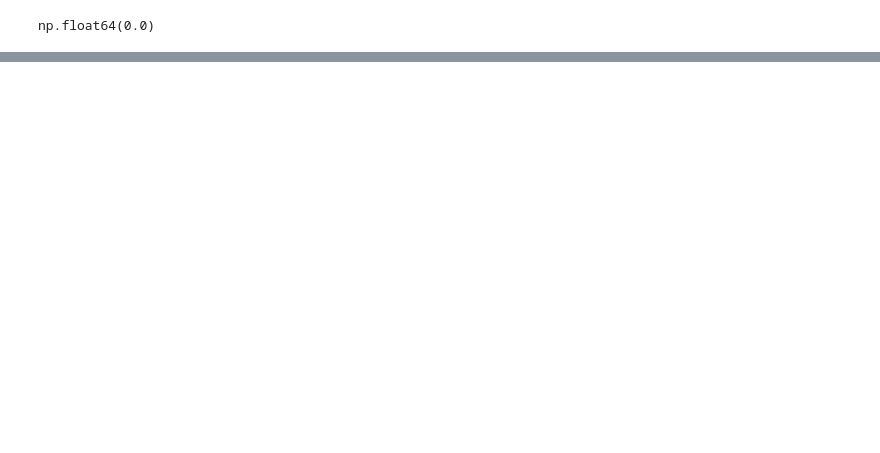
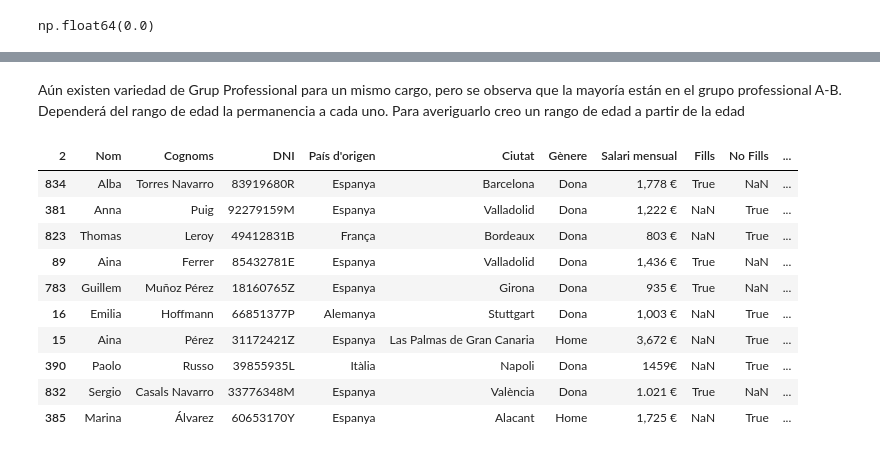
Before and after one commit to noelcarrionmatias/IT_Data, a Jupyter notebook: Especializacion/8_Sprint/ejercicios_s8.ipynb, the cells around one changed output, grey strips where cells are left out. Saved outputs shown, nothing was run; the diff lists cells and outputs as text; code cells hidden in the pictures; blank space fills up the shorter version.

```diff
--- a/Especializacion/8_Sprint/ejercicios_s8.ipynb
+++ b/Especializacion/8_Sprint/ejercicios_s8.ipynb
@@ -663,12 +663,12 @@ dicc_genere = {
     'M': 'Home',
 }
 
-def definir_genero(genero):
-    for categoria in dicc_genere:
-        if genero == categoria:
-            return dicc_genere[categoria]
+def estandarizar(elemento, diccionario):
+    for categoria in diccionario:
+        if elemento == categoria:
+            return diccionario[categoria]
 
-dataset_s8['Gènere'] = dataset_s8['Gènere'].apply(definir_genero)
+dataset_s8['Gènere'] = dataset_s8['Gènere'].apply(lambda x: estandarizar(x, dicc_genere))
 
 #Aprovecho el mismo código de antes:
 genero_no_nulo = dataset_s8['Gènere'].notna().sum()
@@ -957,0 +1022,28 @@ np.float64(0.0)
+# %%
+diccionario_carrec = {
+    'Cap de projecte': 'Cap de projecte',
+    'Senior analyst':'Analista',
+    'Responsable de vendes':'Responsable de vendes',
+    'Administratiu':'Administratiu',
+    'Project lead':'Cap de projecte',
+    'Analista junior':'Analista',
+    'Admin.':'Administratiu',
+    'Tècnic IT':'Tècnic IT',
+    'Analista':'Analista',
+    'Data Analyst':'Analista',
+    'Analyst':'Analista',
+    'Data analyst':'Analista',
+    'Cap de Projecte':'Cap de projecte'
+}
+
+diccionario_categoria = {
+    'Senior analyst': 'Analista senior',
+    'Analista junior': 'Analista junior',
+    'Data analyst': 'Analista de dades',
+    'Data Analyst': 'Analista de dades',
+    'Analista': 'Analista'
+}
+
+# 2 maneras diferentes de agregar datos con un diccionario.
+dataset_s8['Categoria càrrec'] = dataset_s8['Càrrec'].apply(lambda x: estandarizar(x, diccionario_categoria))
+dataset_s8['Càrrec'] = dataset_s8['Càrrec'].map(diccionario_carrec)
@@ -957,0 +1091,17 @@ np.float64(0.0)
+# %% [markdown]
+Aún existen variedad de Grup Professional para un mismo cargo, pero se observa que la mayoría están en el grupo professional A-B. Dependerá del rango de edad la permanencia a cada uno. Para averiguarlo creo un rango de edad a partir de la edad
+# %%
+dataset_s8['Edat'] =  (pd.Timestamp.today().year - dataset_s8['Data de Naixement'].dt.year )
+dataset_s8.sample(10)
+# %% [output]
+| 2 | Nom | Cognoms | DNI | País d'origen | Ciutat | Gènere | Salari mensual | Fills | No Fills | ... |
+| 834 | Alba | Torres Navarro | 83919680R | Espanya | Barcelona | Dona | 1,778 € | True | NaN | ... |
+| 381 | Anna | Puig | 92279159M | Espanya | Valladolid | Dona | 1,222 € | NaN | True | ... |
+| 823 | Thomas | Leroy | 49412831B | França | Bordeaux | Dona | 803 € | NaN | True | ... |
+| 89 | Aina | Ferrer | 85432781E | Espanya | Valladolid | Dona | 1,436 € | True | NaN | ... |
+| 783 | Guillem | Muñoz Pérez | 18160765Z | Espanya | Girona | Dona | 935 € | True | NaN | ... |
+| 16 | Emilia | Hoffmann | 66851377P | Alemanya | Stuttgart | Dona | 1,003 € | NaN | True | ... |
+| 15 | Aina | Pérez | 31172421Z | Espanya | Las Palmas de Gran Canaria | Home | 3,672 € | NaN | True | ... |
+| 390 | Paolo | Russo | 39855935L | Itàlia | Napoli | Dona | 1459€ | NaN | True | ... |
+| 832 | Sergio | Casals Navarro | 33776348M | Espanya | València | Dona | 1.021 € | True | NaN | ... |
+| 385 | Marina | Álvarez | 60653170Y | Espanya | Alacant | Home | 1,725 € | NaN | True | ... |
```
Also changed, not shown: parts of 46 cells of this notebook.
